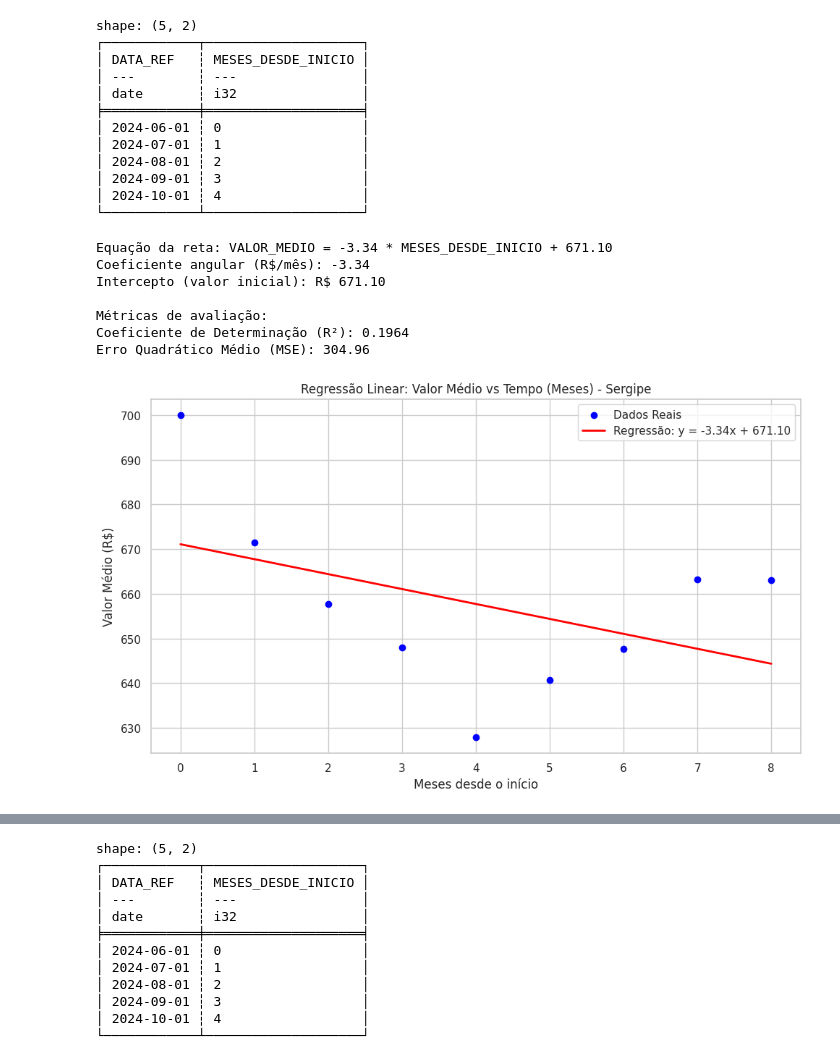
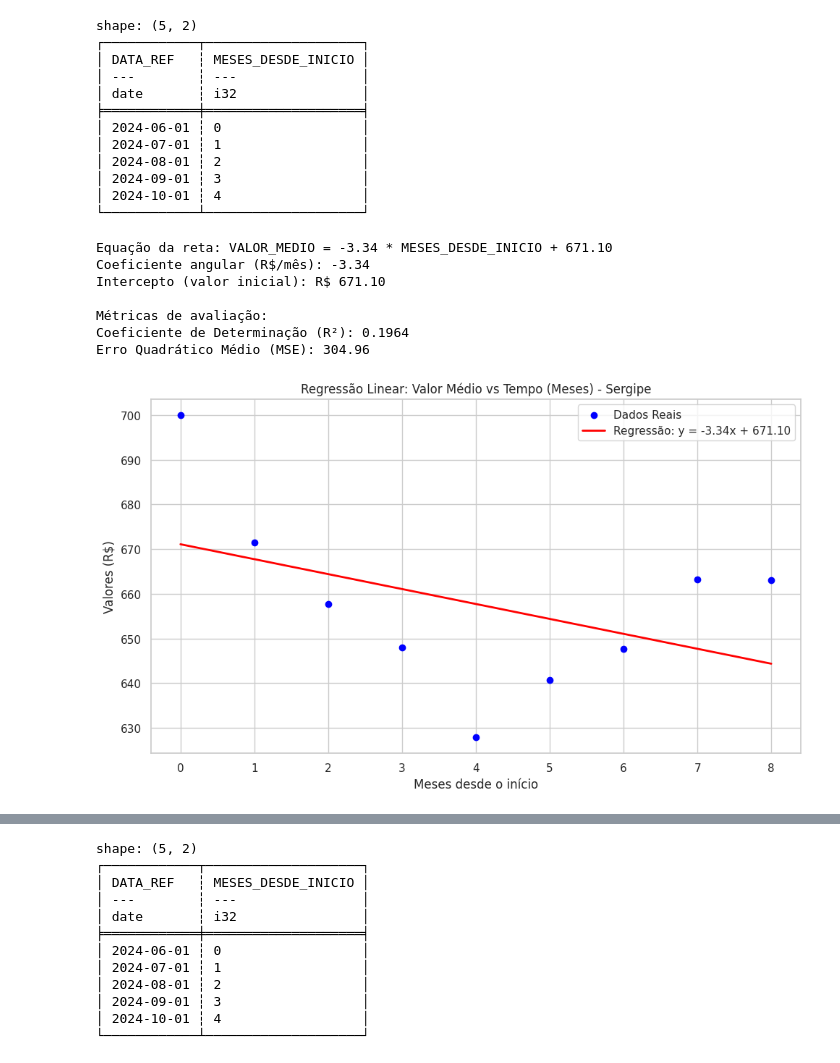
Before and after one commit to ResidenciaSerratecDados/Big_Data, a Jupyter notebook: RegressaoLinear/3Estados.ipynb, the cells around one changed output, grey strips where cells are left out. Saved outputs shown, nothing was run; the diff lists cells and outputs as text; code cells hidden in the pictures.

```diff
--- a/RegressaoLinear/3Estados.ipynb
+++ b/RegressaoLinear/3Estados.ipynb
@@ -446,40 +702,2 @@ plt.show()
 # %%
 #SERGIPE
-# %%
-# Certifique-se que os dados estão corretamente agrupados
-df_agrupado_SE = sergipe.group_by("DATA_REF").agg(
-    pl.col("VALOR").mean().alias("VALOR_MEDIO").round(2)
-).sort("DATA_REF")
-
-# Converter para Pandas explicitamente
-df_plot_SE = df_agrupado_SE.to_pandas()
-
-# Verificar os dados que serão plotados
-print("Dados para plotagem:")
-print(df_plot_SE.head())
-
-# Configurar o estilo do seaborn
-sns.set_theme(style="whitegrid")
-
-# Criar a figura e o eixo explicitamente
-fig, ax = plt.subplots(figsize=(12, 6))
-
-# Plotar usando seaborn
-sns.lineplot(
-    data=df_plot_SE,
-    x="DATA_REF",
-    y="VALOR_MEDIO",
-    ax=ax,  # Especificar o eixo
-    marker='o',  # Adicionar marcadores
-    linewidth=2.5  # Tornar a linha mais visível
-)
-
-# Configurações adicionais
-ax.set_title("Valor Médio do Bolsa Família - Sergipe", pad=20)
-ax.set_xlabel("Mês de Referência", labelpad=10)
-ax.set_ylabel("Valor Médio (R$)", labelpad=10)
-ax.tick_params(axis='x', rotation=45)  # Rotacionar labels do eixo x
-
-# Ajustar layout para evitar cortes
-plt.tight_layout()
-plt.show()
@@ -550,32 +759,32 @@ mse_SE = mean_squared_error(y, y_pred_SE)
 print(f"\nMétricas de avaliação:")
 print(f"Coeficiente de Determinação (R²): {r2_SE:.4f}")
 print(f"Erro Quadrático Médio (MSE): {mse_SE:.2f}")
 
 ## 5. Visualização dos resultados
 plt.figure(figsize=(10, 6))
 
 # Plotar dados reais
 plt.scatter(X, y, color='blue', label='Dados Reais')
 
 # Plotar linha de regressão
 plt.plot(X, y_pred_SE, color='red', linewidth=2, label=f'Regressão: y = {inclinacao_SE:.2f}x + {intercepto_SE:.2f}')
 
 # Configurações do gráfico
 plt.title('Regressão Linear: Valor Médio vs Tempo (Meses) - Sergipe')
 plt.xlabel('Meses desde o início')
-plt.ylabel('Valor Médio (R$)')
+plt.ylabel('Valores (R$)')
 plt.grid(True)
 plt.legend()
 
 # Mostrar gráfico
 plt.tight_layout()
 plt.show()
 # %% [output]
 Equação da reta: VALOR_MEDIO = -3.34 * MESES_DESDE_INICIO + 671.10
 Coeficiente angular (R$/mês): -3.34
 Intercepto (valor inicial): R$ 671.10
 
 Métricas de avaliação:
 Coeficiente de Determinação (R²): 0.1964
 Erro Quadrático Médio (MSE): 304.96
-[figure, old version]
+[figure, new version]
```
Also changed, not shown: parts of 24 cells of this notebook, 5 other files.
